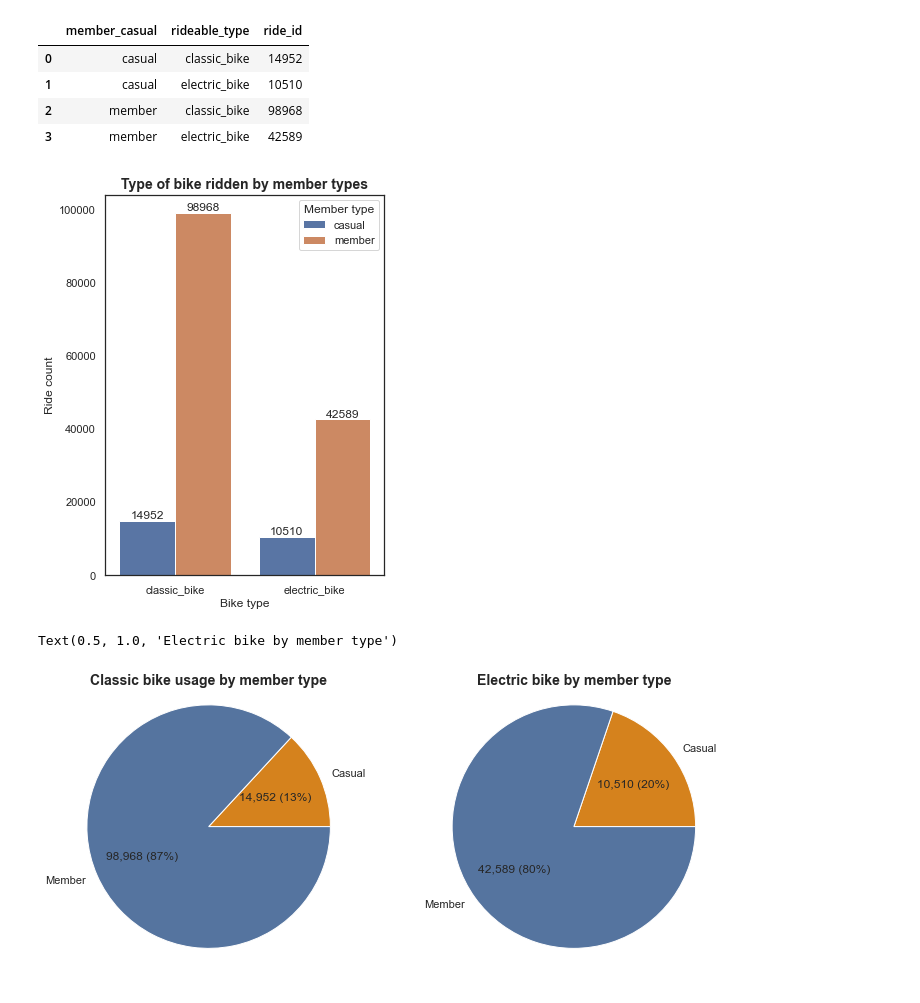
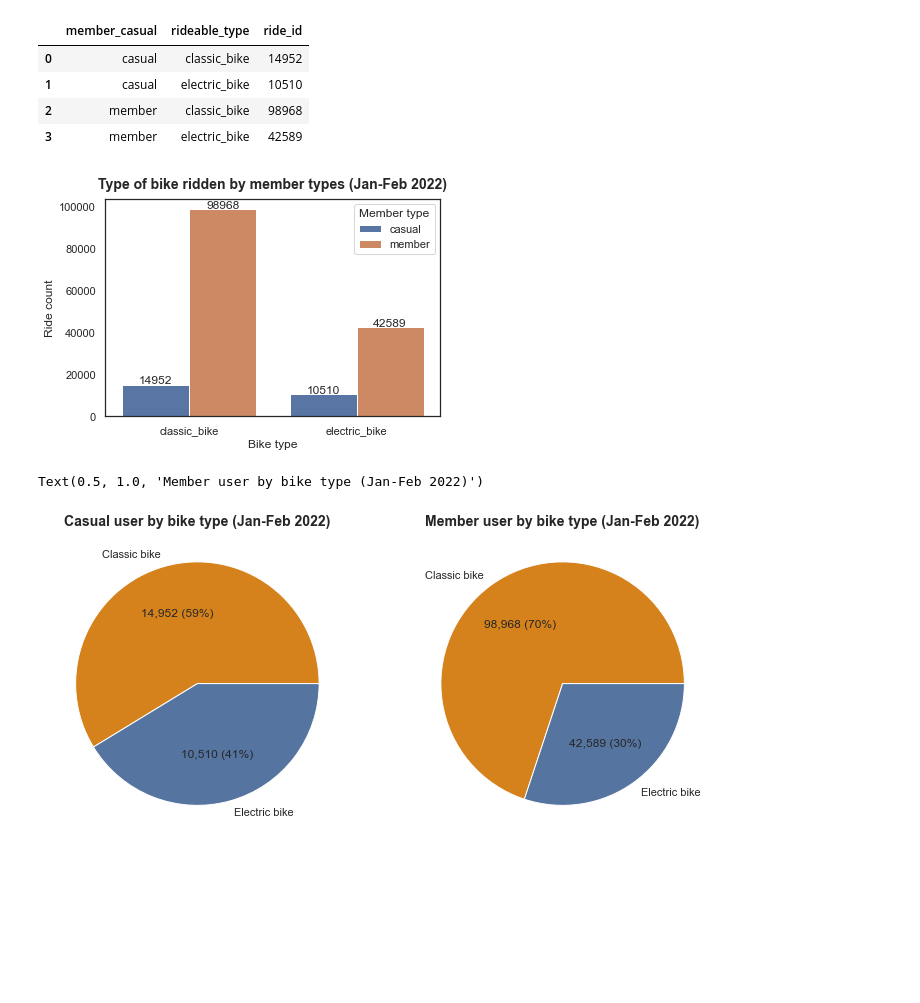
Before and after one commit to Coded123/Google_Data_Analytics_Capstone, a Jupyter notebook: cyclistic_bikeshare_project/cyclistic_bikeshare_analysis_jan_feb_2022.ipynb, the cells around one changed output. Drawn from its saved outputs; the diff is of its cells as text; code cells hidden in the pictures; blank space fills up the shorter version.

```diff
--- a/cyclistic_bikeshare_project/cyclistic_bikeshare_analysis_jan_feb_2022.ipynb
+++ b/cyclistic_bikeshare_project/cyclistic_bikeshare_analysis_jan_feb_2022.ipynb
@@ -406,35 +410,35 @@ rider_type
 # %%
 sns.set_theme(style='white')
 riders = sns.barplot(x= 'rideable_type', y= 'ride_id', hue='member_casual', data = rider_type)
 plt.xlabel('Bike type')
 plt.ylabel('Ride count')
 plt.legend(title= 'Member type')
-plt.title('Type of bike ridden by member types',fontsize = 14, weight = 'semibold')
+plt.title('Type of bike ridden by member types (Jan-Feb 2022)',fontsize = 14, pad= 10, weight = 'semibold')
 
 for container in riders.containers:
-    riders.bar_label(container)
+    riders.bar_label(container, padding=-1)
 # %% [output]
-[figure, old version]
+[figure, new version]
 # %%
-Classic_bike = {'Casual':14952, 'Member':98968 }
-Electric_bike = {'Casual':10510, 'Member':42589 }
+Casual = {'Classic bike':14952, 'Electric bike':10510 }
+Member = {'Classic bike':98968, 'Electric bike':42589 }
 
-labels_0 = list(Classic_bike.keys())
-labels_1 = list(Electric_bike.keys())
+labels_0 = list(Casual.keys())
+labels_1 = list(Member.keys())
 
-values_0 = list(Classic_bike.values())
-values_1 = list(Electric_bike.values())
+values_0 = list(Casual.values())
+values_1 = list(Member.values())
 
 colours = ['#d5821d','#55749f']
 fig, axs = plt.subplots(1, 2, figsize=(12, 6))
 
 #piechart for classic bike, lambda function to show % share and int value of results
 axs[0].pie(values_0,labels = labels_0, colors = colours,autopct = lambda p:f'{p*sum(values_0)/100 :,.0f} ({p:.0f}%)')
-axs[0].set_title('Classic bike usage by member type', fontsize = 14, pad = -10, weight = 'semibold')
+axs[0].set_title('Casual user by bike type (Jan-Feb 2022)', fontsize = 14, weight = 'semibold')
 
 #piechart for electric bike, lambda function to show % share and int value of results
 axs[1].pie(values_1,labels = labels_1, colors = colours,autopct = lambda p:f'{p*sum(values_1)/100 :,.0f} ({p:.0f}%)')
-axs[1].set_title('Electric bike by member type', fontsize = 14, pad = -10, weight = 'semibold')
+axs[1].set_title('Member user by bike type (Jan-Feb 2022)', fontsize = 14, weight = 'semibold')
 # %% [output]
-Text(0.5, 1.0, 'Electric bike by member type')
+Text(0.5, 1.0, 'Member user by bike type (Jan-Feb 2022)')
-[figure, old version]
+[figure, new version]
```
Also changed, not shown: parts of 6 cells of this notebook.
